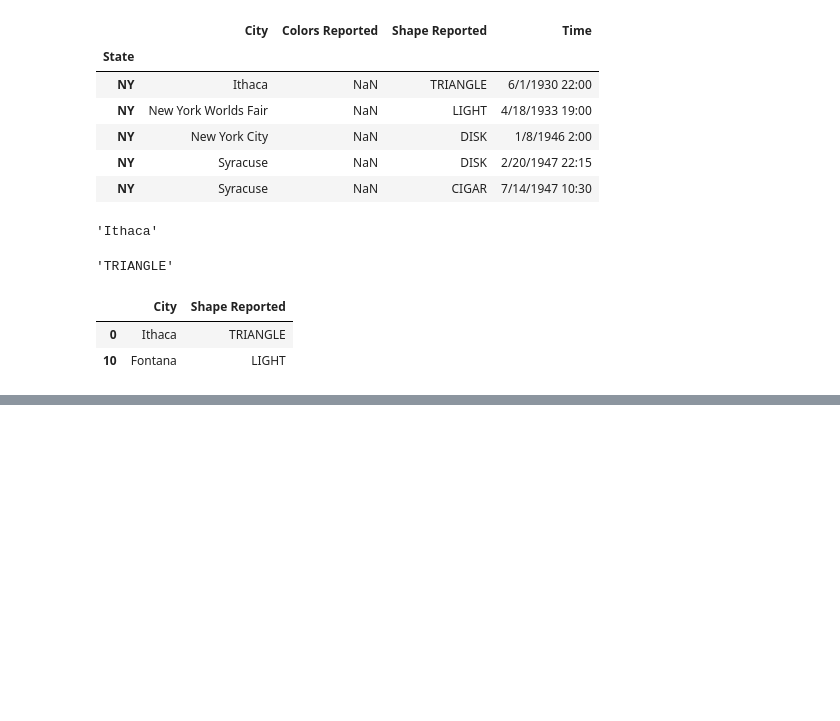
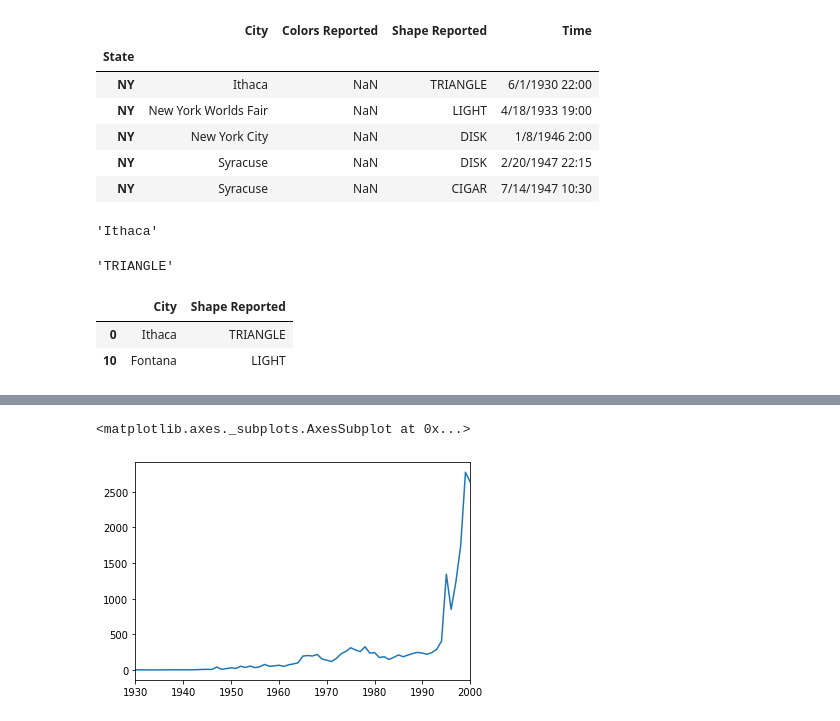
Before and after one commit to diegopmayer/python, a Jupyter notebook: pandas/data-manipulation-pandas.ipynb, the cells around one changed output, grey strips where cells are left out. Cells and saved outputs as stored; diff of their text form; code cells hidden in the pictures; blank space fills up the shorter version.

```diff
--- a/pandas/data-manipulation-pandas.ipynb
+++ b/pandas/data-manipulation-pandas.ipynb
@@ -1657,0 +1664,2 @@ ufo.iloc[[0,10], [0,2]]
+# %%
+ufo = pd.read_csv('dataset/ufo.csv')
@@ -1657,0 +1687,3 @@ ufo.iloc[[0,10], [0,2]]
+# %%
+# melhor prática é seguir a formatação do campo, com isso é só converter
+ufo['Time'] = pd.to_datetime(ufo.Time)
@@ -1657,0 +1779,2 @@ ufo.iloc[[0,10], [0,2]]
+# %%
+ufo['Year'] = ufo.Time.dt.year
@@ -1657,0 +1810,5 @@ ufo.iloc[[0,10], [0,2]]
+# %%
+ufo.Year.value_counts().sort_index().plot()
+# %% [output]
+<matplotlib.axes._subplots.AxesSubplot at 0x...>
+[figure, added]
```
Also changed, not shown: parts of 37 cells of this notebook.
